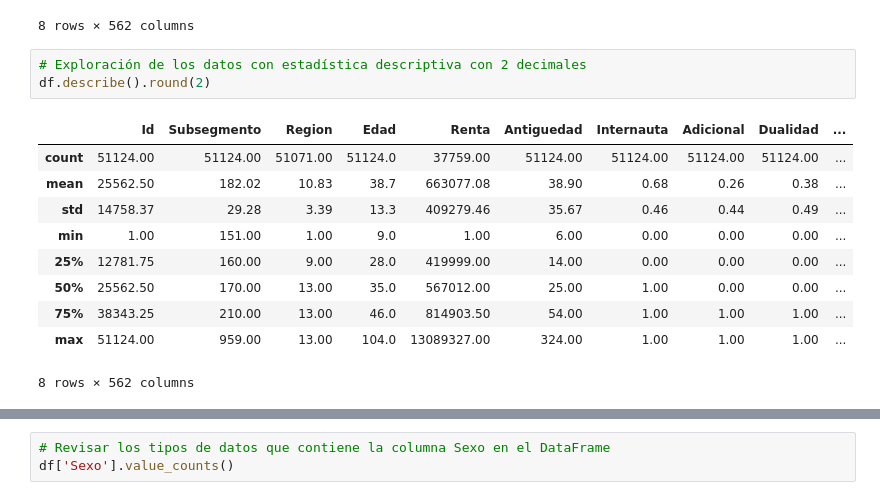
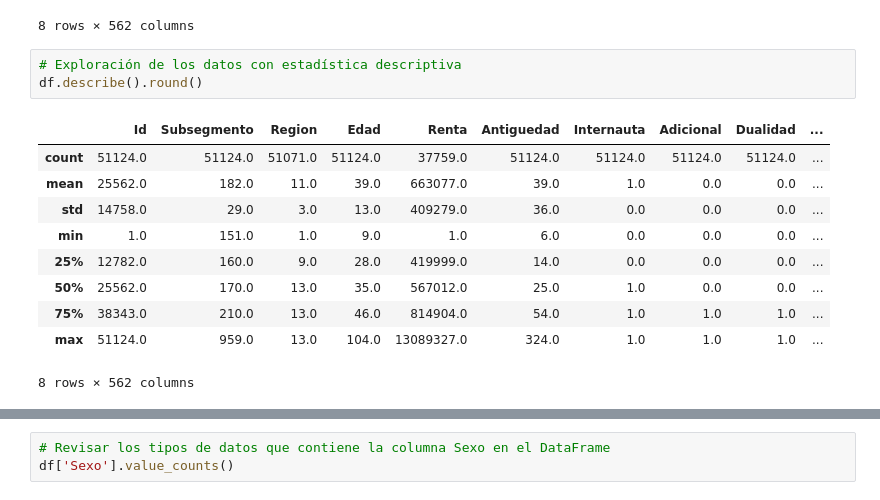
Before and after one commit to jpfuentesv89/TransversalMachineLearning, a Jupyter notebook: MonopolyDormammu.ipynb, the cells around one changed output, grey strips where cells are left out. Saved outputs shown, nothing was run; the diff lists cells and outputs as text.

```diff
--- a/MonopolyDormammu.ipynb
+++ b/MonopolyDormammu.ipynb
@@ -101,16 +100,16 @@ df.describe()
 | max | 51124.000000 | 959.000000 | 13.000000 | 104.000000 | 1.308933e+07 | 324.000000 | 1.000000 | 1.000000 | 1.000000 | ... |
 8 rows × 562 columns
 # %%
-# Exploración de los datos con estadística descriptiva con 2 decimales
-df.describe().round(2)
+# Exploración de los datos con estadística descriptiva
+df.describe().round()
 # %% [output]
 |  | Id | Subsegmento | Region | Edad | Renta | Antiguedad | Internauta | Adicional | Dualidad | ... |
-| count | 51124.00 | 51124.00 | 51071.00 | 51124.0 | 37759.00 | 51124.00 | 51124.00 | 51124.00 | 51124.00 | ... |
-| mean | 25562.50 | 182.02 | 10.83 | 38.7 | 663077.08 | 38.90 | 0.68 | 0.26 | 0.38 | ... |
-| std | 14758.37 | 29.28 | 3.39 | 13.3 | 409279.46 | 35.67 | 0.46 | 0.44 | 0.49 | ... |
-| min | 1.00 | 151.00 | 1.00 | 9.0 | 1.00 | 6.00 | 0.00 | 0.00 | 0.00 | ... |
-| 25% | 12781.75 | 160.00 | 9.00 | 28.0 | 419999.00 | 14.00 | 0.00 | 0.00 | 0.00 | ... |
-| 50% | 25562.50 | 170.00 | 13.00 | 35.0 | 567012.00 | 25.00 | 1.00 | 0.00 | 0.00 | ... |
-| 75% | 38343.25 | 210.00 | 13.00 | 46.0 | 814903.50 | 54.00 | 1.00 | 1.00 | 1.00 | ... |
-| max | 51124.00 | 959.00 | 13.00 | 104.0 | 13089327.00 | 324.00 | 1.00 | 1.00 | 1.00 | ... |
+| count | 51124.0 | 51124.0 | 51071.0 | 51124.0 | 37759.0 | 51124.0 | 51124.0 | 51124.0 | 51124.0 | ... |
+| mean | 25562.0 | 182.0 | 11.0 | 39.0 | 663077.0 | 39.0 | 1.0 | 0.0 | 0.0 | ... |
+| std | 14758.0 | 29.0 | 3.0 | 13.0 | 409279.0 | 36.0 | 0.0 | 0.0 | 0.0 | ... |
+| min | 1.0 | 151.0 | 1.0 | 9.0 | 1.0 | 6.0 | 0.0 | 0.0 | 0.0 | ... |
+| 25% | 12782.0 | 160.0 | 9.0 | 28.0 | 419999.0 | 14.0 | 0.0 | 0.0 | 0.0 | ... |
+| 50% | 25562.0 | 170.0 | 13.0 | 35.0 | 567012.0 | 25.0 | 1.0 | 0.0 | 0.0 | ... |
+| 75% | 38343.0 | 210.0 | 13.0 | 46.0 | 814904.0 | 54.0 | 1.0 | 1.0 | 1.0 | ... |
+| max | 51124.0 | 959.0 | 13.0 | 104.0 | 13089327.0 | 324.0 | 1.0 | 1.0 | 1.0 | ... |
 8 rows × 562 columns
```
Also changed, not shown: parts of 27 cells of this notebook.
